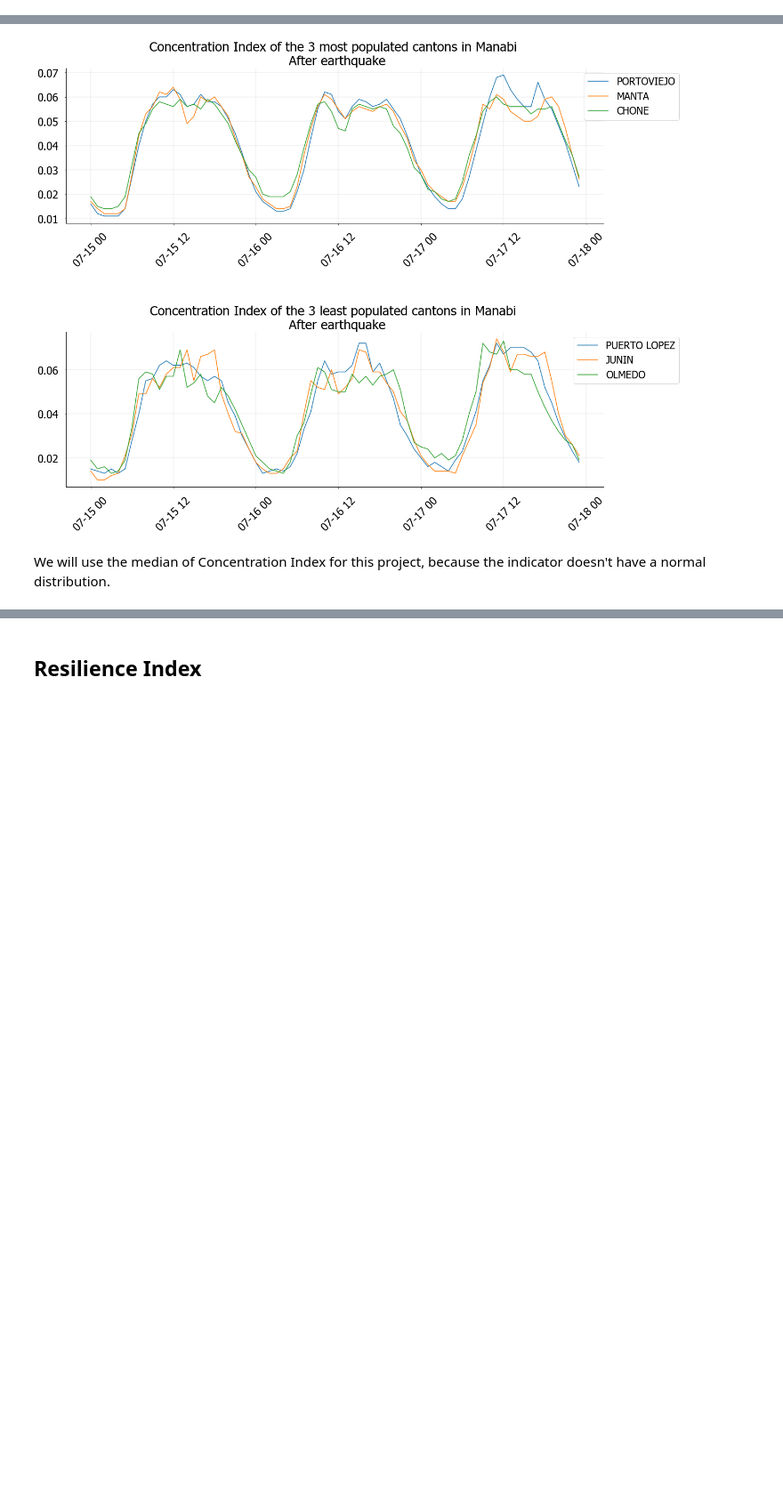
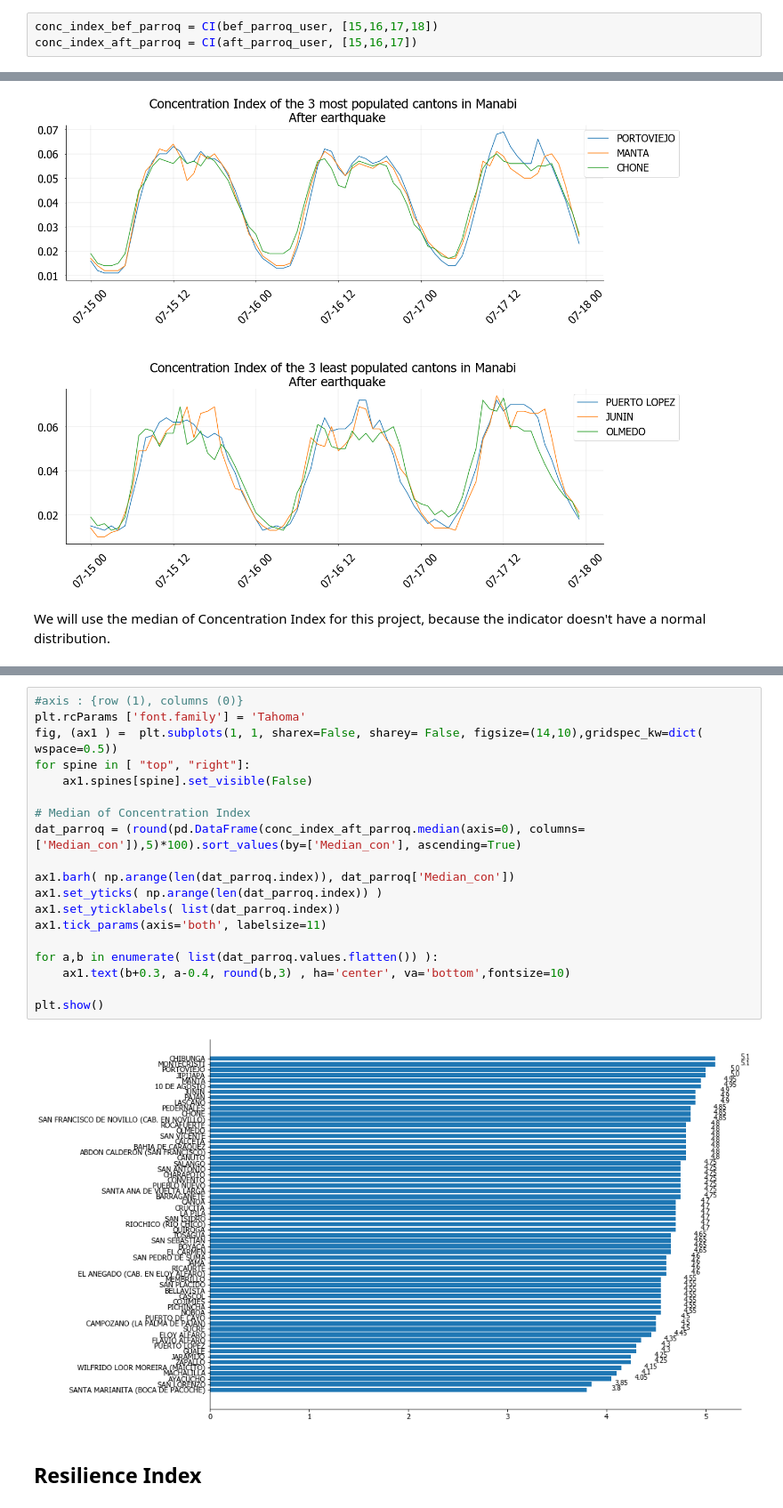
Before and after one commit to aamaguay/Preparing-Eathquake-Ec, a Jupyter notebook: Notebooks/Processing and Metrics.ipynb, the cells around one changed output, grey strips where cells are left out. Shown at 89% size. Saved outputs shown, nothing was run; the diff lists cells and outputs as text; blank space fills up the shorter version.

Commit message:
by parroquia new

```diff
--- a/Notebooks/Processing and Metrics.ipynb
+++ b/Notebooks/Processing and Metrics.ipynb
@@ -183,3 +182,6 @@ conc_index_aft= CI(aft_cant_user, [15,16,17])
+# %%
+conc_index_bef_parroq = CI(bef_parroq_user, [15,16,17,18])
+conc_index_aft_parroq = CI(aft_parroq_user, [15,16,17])
 # %% [markdown]
 Here, I load a dataset about population by canton in 2016
 # %%
@@ -288,3 +293,24 @@ for a,b in enumerate( list(dat.values.flatten()) ):
+# %%
+#axis : {row (1), columns (0)}
+plt.rcParams ['font.family'] = 'Tahoma'
+fig, (ax1 ) =  plt.subplots(1, 1, sharex=False, sharey= False, figsize=(14,10),gridspec_kw=dict( wspace=0.5))
+for spine in [ "top", "right"]:
+    ax1.spines[spine].set_visible(False)
+
+# Median of Concentration Index
+dat_parroq = (round(pd.DataFrame(conc_index_aft_parroq.median(axis=0), columns=['Median_con']),5)*100).sort_values(by=['Median_con'], ascending=True)
+
+ax1.barh( np.arange(len(dat_parroq.index)), dat_parroq['Median_con'])
+ax1.set_yticks( np.arange(len(dat_parroq.index)) )
+ax1.set_yticklabels( list(dat_parroq.index))
+ax1.tick_params(axis='both', labelsize=11)
+
+for a,b in enumerate( list(dat_parroq.values.flatten()) ):
+    ax1.text(b+0.3, a-0.4, round(b,3) , ha='center', va='bottom',fontsize=10)
+
+plt.show()
+# %% [output]
+[figure, added]
 # %% [markdown]
 ## Resilience Index
 # %% [markdown]
```
Also changed, not shown: parts of 20 cells of this notebook, 3 other files.
